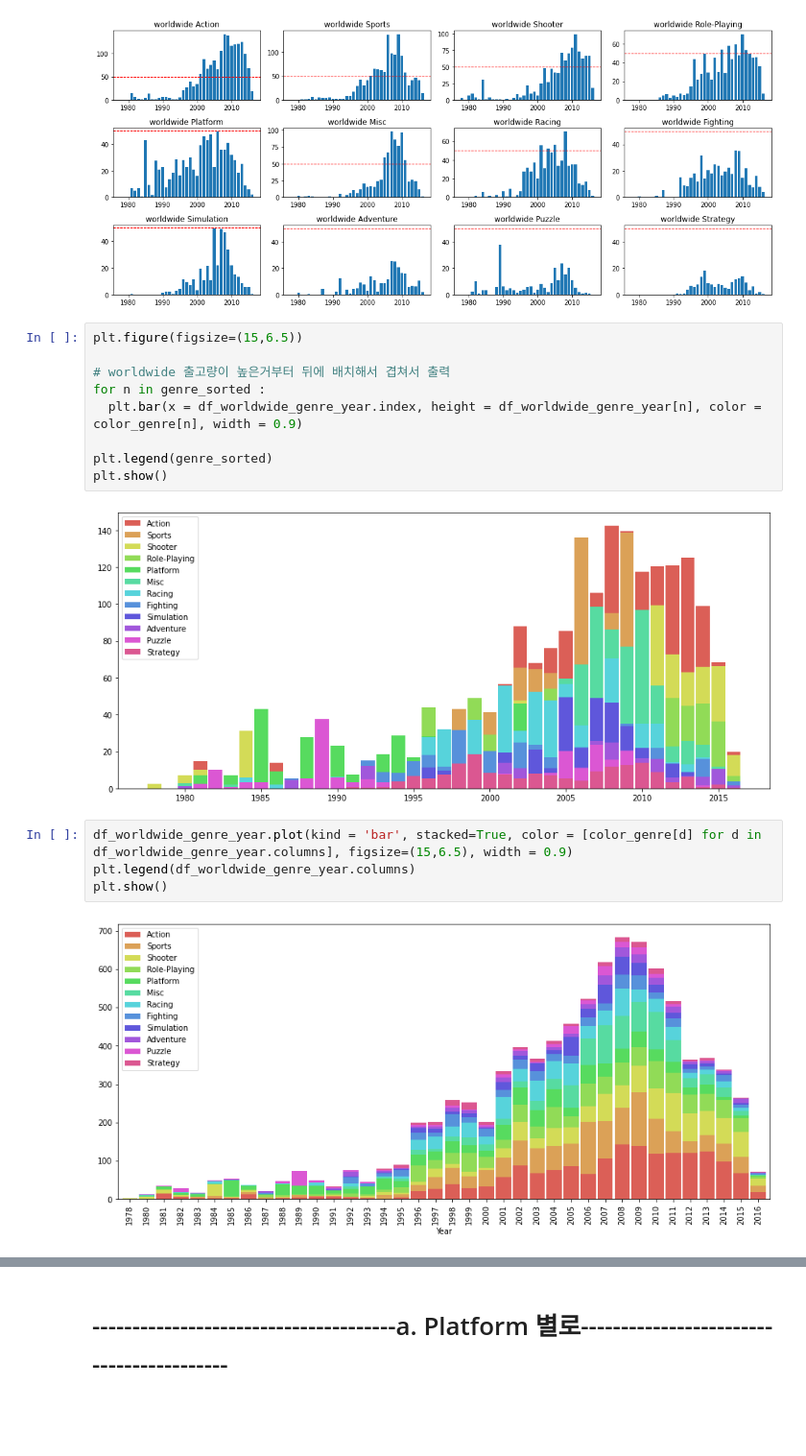
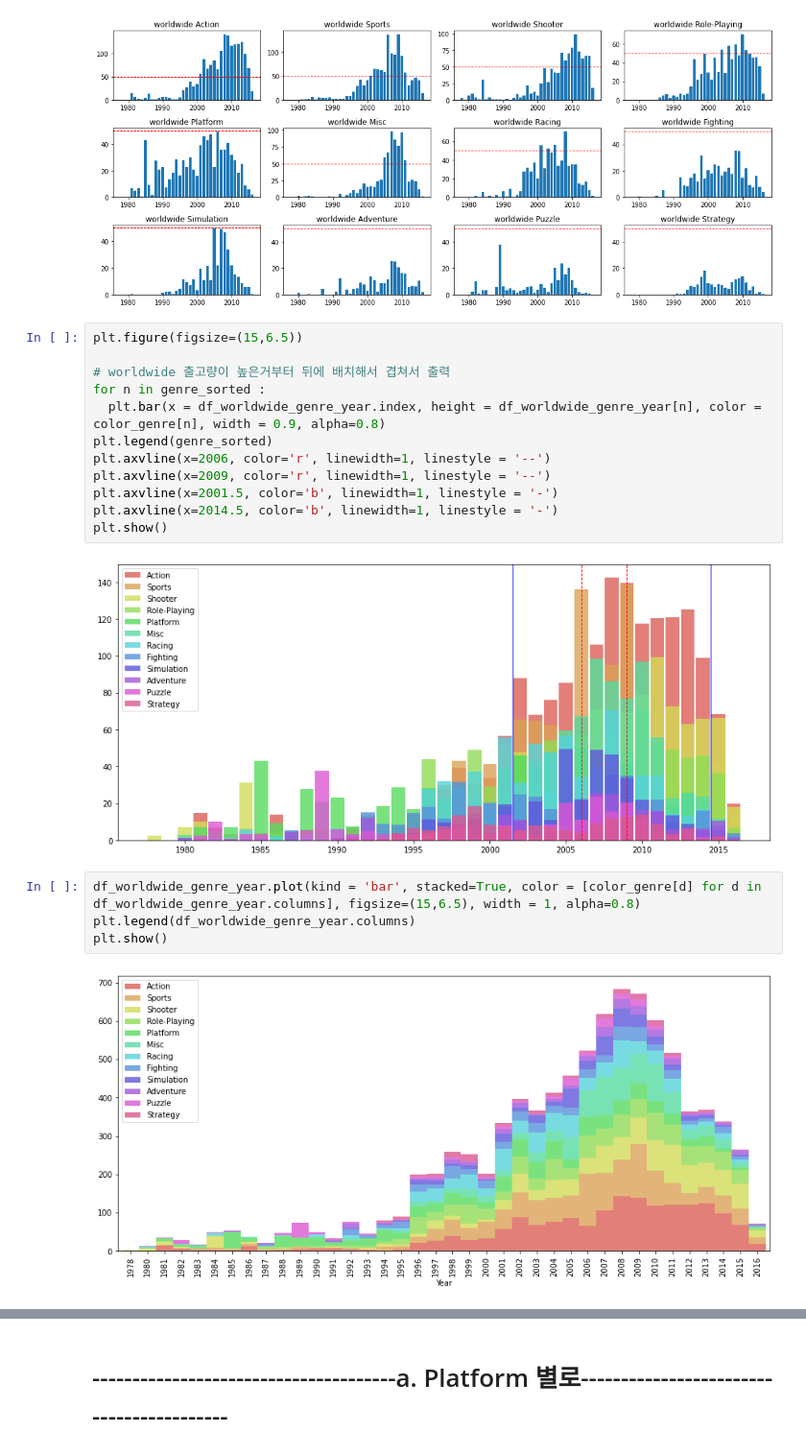
Before and after one commit to jennifer060697/AI15_Project, a Jupyter notebook: project 1 _ games.ipynb, the cells around one changed output, grey strips where cells are left out. Shown at 96% size. Drawn from its saved outputs; the diff is of its cells as text; blank space fills up the shorter version.

```diff
--- a/project 1 _ games.ipynb
+++ b/project 1 _ games.ipynb
@@ -526,15 +545,18 @@ plt.figure(figsize=(15,6.5))
 
 # worldwide 출고량이 높은거부터 뒤에 배치해서 겹쳐서 출력
 for n in genre_sorted :
-  plt.bar(x = df_worldwide_genre_year.index, height = df_worldwide_genre_year[n], color = color_genre[n], width = 0.9)
-
+  plt.bar(x = df_worldwide_genre_year.index, height = df_worldwide_genre_year[n], color = color_genre[n], width = 0.9, alpha=0.8)
 plt.legend(genre_sorted)
+plt.axvline(x=2006, color='r', linewidth=1, linestyle = '--')
+plt.axvline(x=2009, color='r', linewidth=1, linestyle = '--')
+plt.axvline(x=2001.5, color='b', linewidth=1, linestyle = '-')
+plt.axvline(x=2014.5, color='b', linewidth=1, linestyle = '-')
 plt.show()
 # %% [output]
-[figure, old version]
+[figure, new version]
 # %%
-df_worldwide_genre_year.plot(kind = 'bar', stacked=True, color = [color_genre[d] for d in df_worldwide_genre_year.columns], figsize=(15,6.5), width = 0.9)
+df_worldwide_genre_year.plot(kind = 'bar', stacked=True, color = [color_genre[d] for d in df_worldwide_genre_year.columns], figsize=(15,6.5), width = 1, alpha=0.8)
 plt.legend(df_worldwide_genre_year.columns)
 plt.show()
 # %% [output]
-[figure, old version]
+[figure, new version]
```
Also changed, not shown: parts of 39 cells of this notebook.
